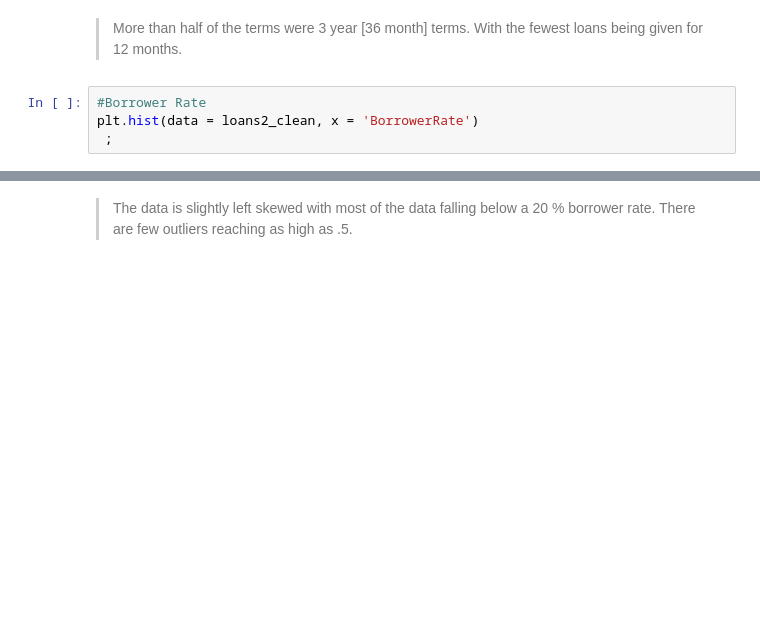
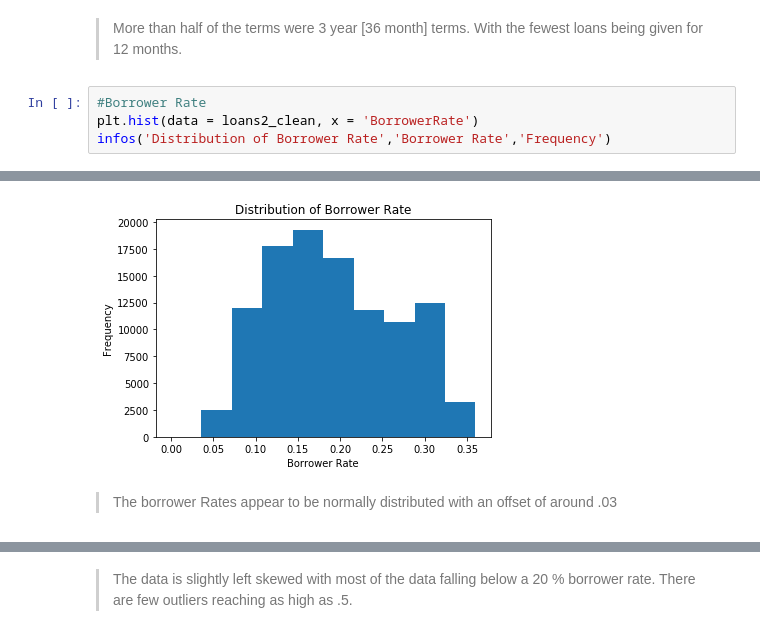
Before and after one commit to DJreyaB/Udacity-Data-Visualizations, a Jupyter notebook: exploration_template.ipynb, the cells around one changed output, grey strips where cells are left out. Drawn from its saved outputs; the diff is of its cells as text; blank space fills up the shorter version.

```diff
--- a/exploration_template.ipynb
+++ b/exploration_template.ipynb
@@ -187,5 +209,5 @@ plt.title('Frequency of Loan Term(Months)') ;
 # %%
 #Borrower Rate
 plt.hist(data = loans2_clean, x = 'BorrowerRate')
- ;
+infos('Distribution of Borrower Rate','Borrower Rate','Frequency')
 # %% [output]
@@ -193,3 +214,6 @@ IndentationError: unexpected indent (<ipython-input-70-8b62690f0ccd>, line 3)
+[figure, added]
+# %% [markdown]
+> The borrower Rates appear to be normally distributed with an offset of around .03
 # %%
 loans2_clean.boxplot(column = 'BorrowerRate')
 plt.title('Distribution of Borrower Interest Rate')
```
Also changed, not shown: parts of 25 cells of this notebook, 1 other file.
